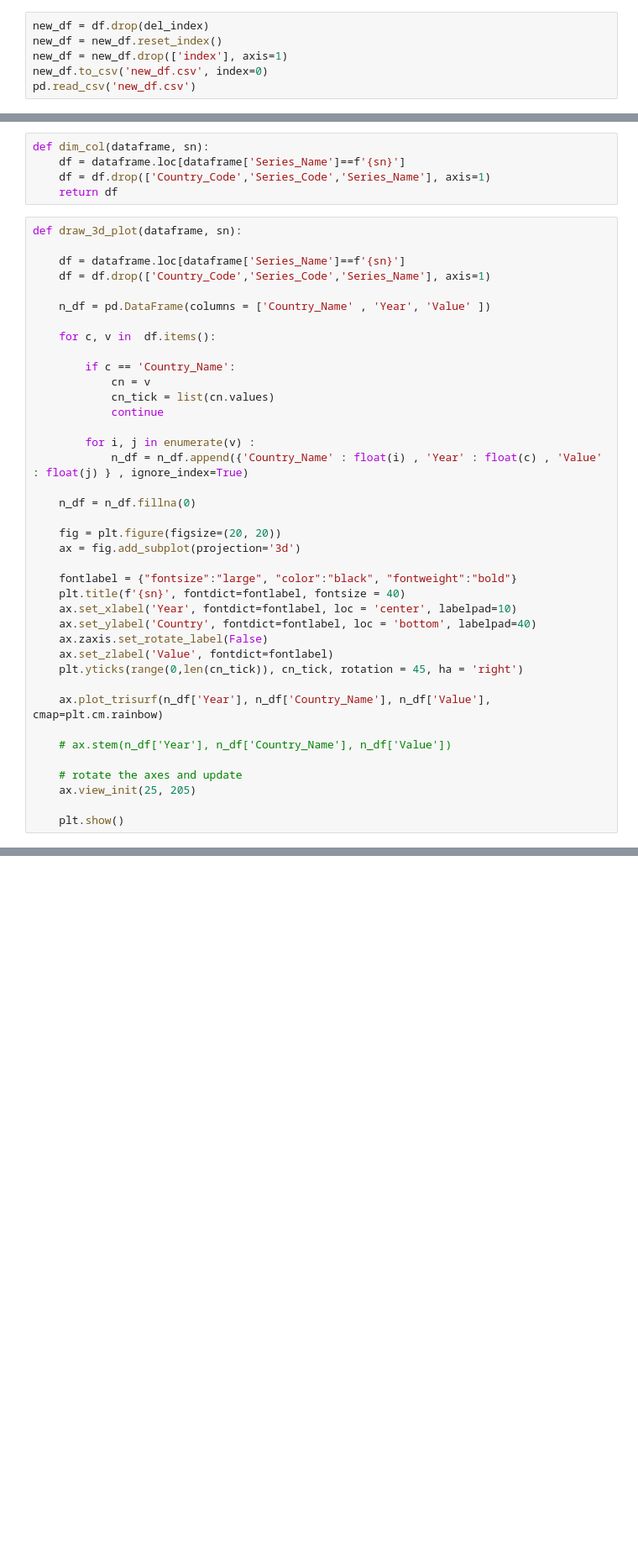
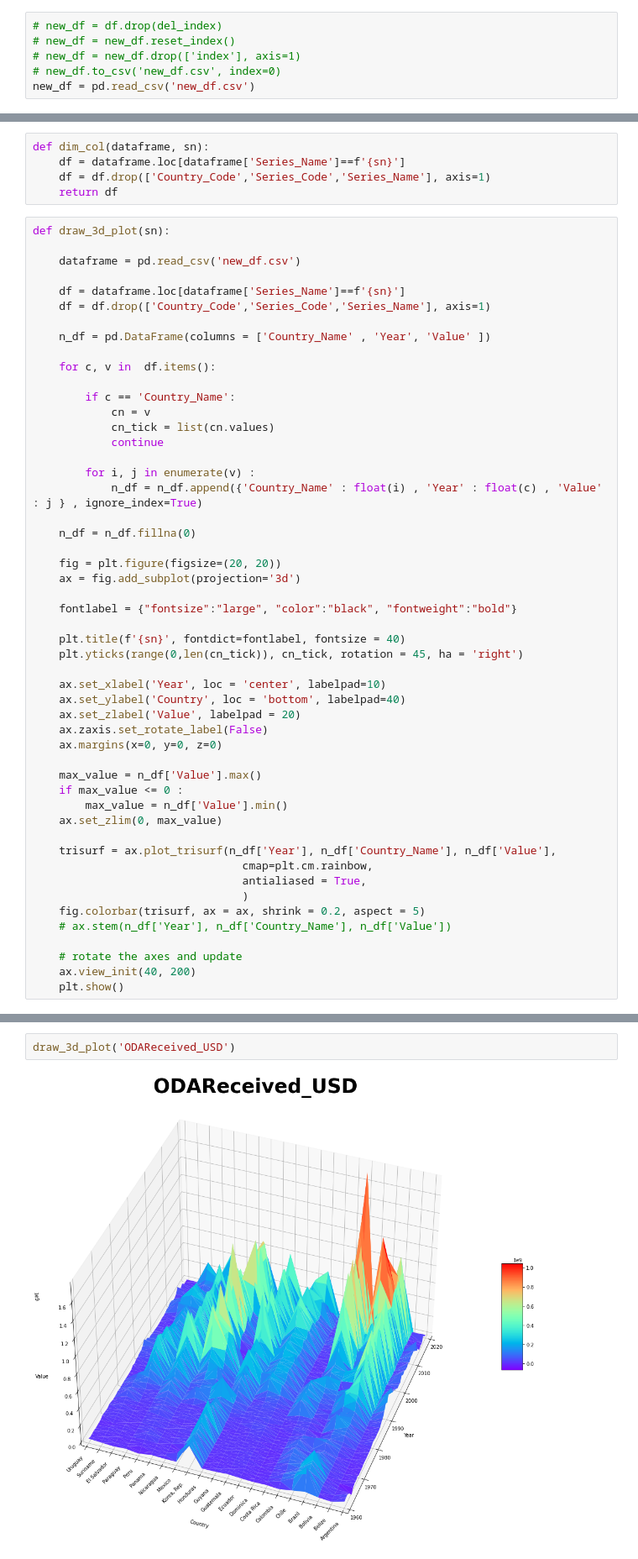
Before and after one commit to DSKUS-Foreign-Aid/Foreign_Aid, a Jupyter notebook: EDA.ipynb, the cells around one changed output, grey strips where cells are left out. Shown at 84% size. Saved outputs shown, nothing was run; the diff lists cells and outputs as text; blank space fills up the shorter version.

```diff
--- a/EDA.ipynb
+++ b/EDA.ipynb
@@ -135,8 +135,8 @@ len(del_index)
 # %% [output]
 1008
 # %%
-new_df = df.drop(del_index)
-new_df = new_df.reset_index()
-new_df = new_df.drop(['index'], axis=1)
-new_df.to_csv('new_df.csv', index=0)
-pd.read_csv('new_df.csv')
+# new_df = df.drop(del_index)
+# new_df = new_df.reset_index()
+# new_df = new_df.drop(['index'], axis=1)
+# new_df.to_csv('new_df.csv', index=0)
+new_df = pd.read_csv('new_df.csv')
@@ -404,7 +390,9 @@ def dim_col(dataframe, sn):
     df = df.drop(['Country_Code','Series_Code','Series_Name'], axis=1)
     return df
 # %%
-def draw_3d_plot(dataframe, sn):
+def draw_3d_plot(sn):
+
+    dataframe = pd.read_csv('new_df.csv')
 
     df = dataframe.loc[dataframe['Series_Name']==f'{sn}']
     df = df.drop(['Country_Code','Series_Code','Series_Name'], axis=1)
@@ -419,7 +407,7 @@ def draw_3d_plot(dataframe, sn):
             continue
 
         for i, j in enumerate(v) :
-            n_df = n_df.append({'Country_Name' : float(i) , 'Year' : float(c) , 'Value' : float(j) } , ignore_index=True)
+            n_df = n_df.append({'Country_Name' : float(i) , 'Year' : float(c) , 'Value' : j } , ignore_index=True)
 
     n_df = n_df.fillna(0)
 
@@ -427,18 +415,28 @@ def draw_3d_plot(dataframe, sn):
     ax = fig.add_subplot(projection='3d')
 
     fontlabel = {"fontsize":"large", "color":"black", "fontweight":"bold"}
+
     plt.title(f'{sn}', fontdict=fontlabel, fontsize = 40)
-    ax.set_xlabel('Year', fontdict=fontlabel, loc = 'center', labelpad=10)
-    ax.set_ylabel('Country', fontdict=fontlabel, loc = 'bottom', labelpad=40)
-    ax.zaxis.set_rotate_label(False)
-    ax.set_zlabel('Value', fontdict=fontlabel)
     plt.yticks(range(0,len(cn_tick)), cn_tick, rotation = 45, ha = 'right')
 
-    ax.plot_trisurf(n_df['Year'], n_df['Country_Name'], n_df['Value'], cmap=plt.cm.rainbow)
+    ax.set_xlabel('Year', loc = 'center', labelpad=10)
+    ax.set_ylabel('Country', loc = 'bottom', labelpad=40)
+    ax.set_zlabel('Value', labelpad = 20)
+    ax.zaxis.set_rotate_label(False)
+    ax.margins(x=0, y=0, z=0)
 
+    max_value = n_df['Value'].max()
+    if max_value <= 0 :
+        max_value = n_df['Value'].min()
+    ax.set_zlim(0, max_value)
+
+    trisurf = ax.plot_trisurf(n_df['Year'], n_df['Country_Name'], n_df['Value'],
+                                cmap=plt.cm.rainbow,
+                                antialiased = True,
+                                )
+    fig.colorbar(trisurf, ax = ax, shrink = 0.2, aspect = 5)
     # ax.stem(n_df['Year'], n_df['Country_Name'], n_df['Value'])
 
     # rotate the axes and update
-    ax.view_init(25, 205)
-
+    ax.view_init(40, 200)
     plt.show()
@@ -448,0 +443,4 @@ draw_3d_plot(new_df, 'ICT_Exports_USD')
+# %%
+draw_3d_plot('ODAReceived_USD')
+# %% [output]
+[figure, added]
```
Also changed, not shown: parts of 3 cells of this notebook.
